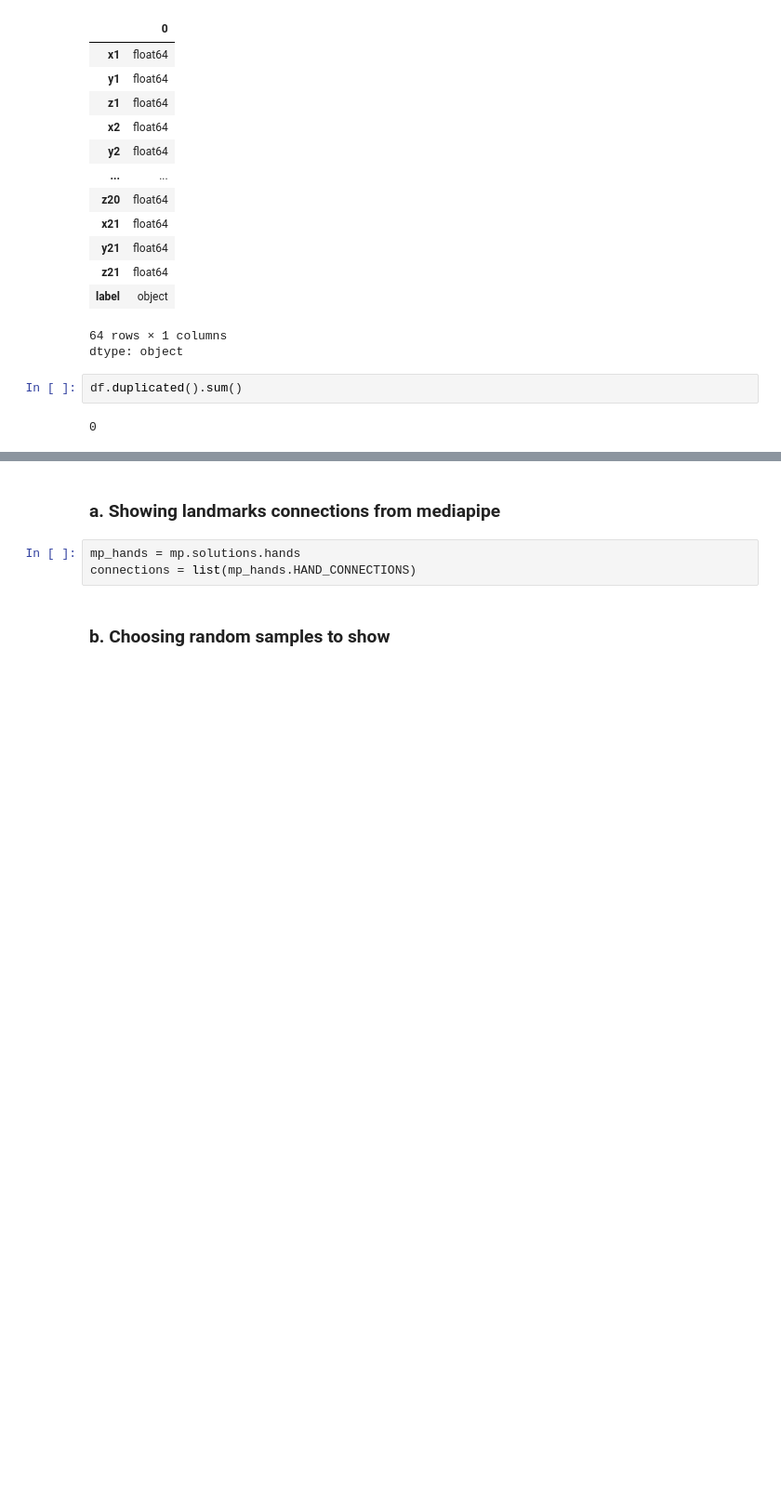
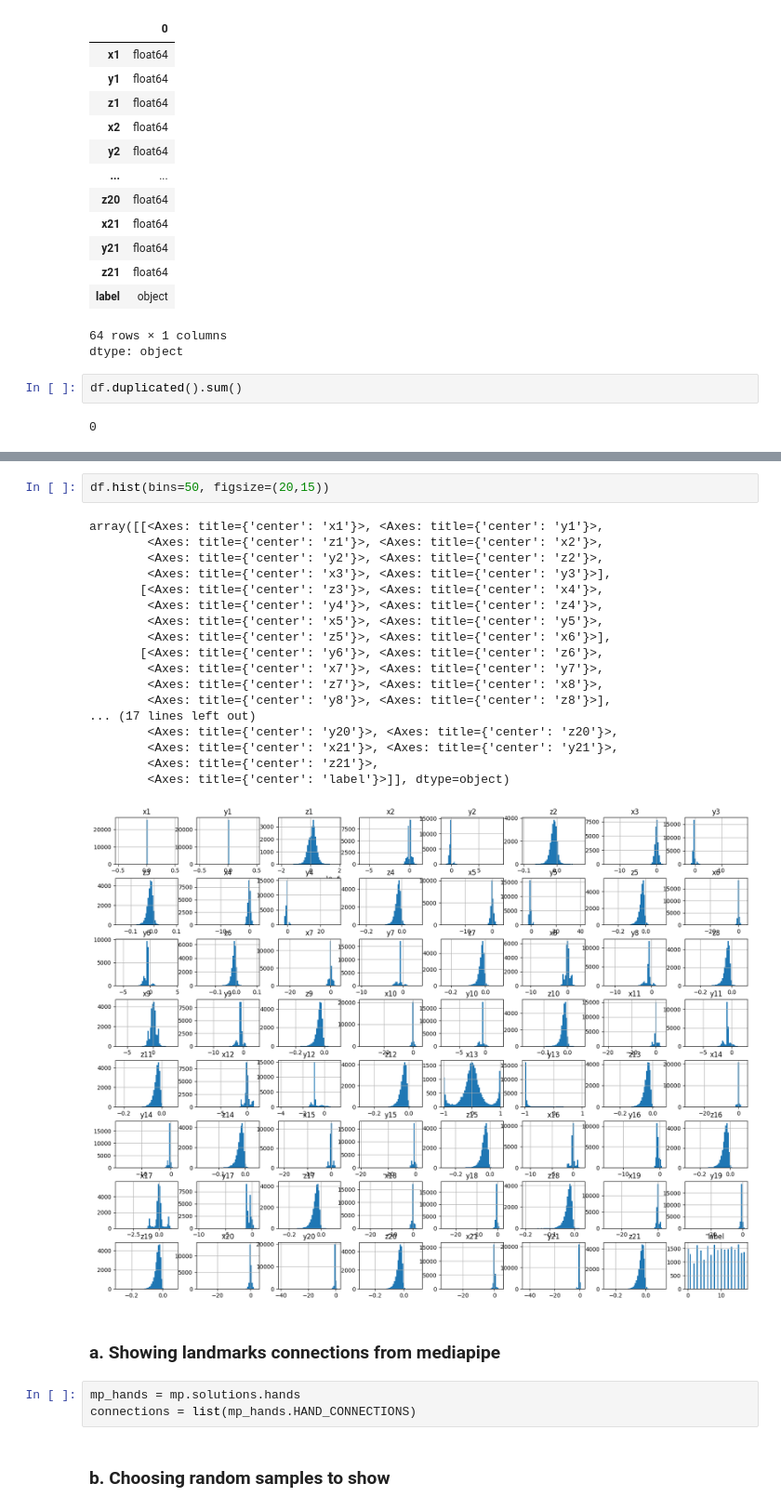
Before and after one commit to alaa-alt/ML1_FinalProject, a Jupyter notebook: ML1_Final_Project_Alaa_Abdelmonsef_Elkaffas.ipynb, the cells around one changed output, grey strips where cells are left out. Shown at 93% size. Saved outputs shown, nothing was run; the diff lists cells and outputs as text; blank space fills up the shorter version.

```diff
--- a/ML1_Final_Project_Alaa_Abdelmonsef_Elkaffas.ipynb
+++ b/ML1_Final_Project_Alaa_Abdelmonsef_Elkaffas.ipynb
@@ -87,3 +109,24 @@ df.duplicated().sum()
+# %%
+df.hist(bins=50, figsize=(20,15))
+# %% [output]
+array([[<Axes: title={'center': 'x1'}>, <Axes: title={'center': 'y1'}>,
+        <Axes: title={'center': 'z1'}>, <Axes: title={'center': 'x2'}>,
+        <Axes: title={'center': 'y2'}>, <Axes: title={'center': 'z2'}>,
+        <Axes: title={'center': 'x3'}>, <Axes: title={'center': 'y3'}>],
+       [<Axes: title={'center': 'z3'}>, <Axes: title={'center': 'x4'}>,
+        <Axes: title={'center': 'y4'}>, <Axes: title={'center': 'z4'}>,
+        <Axes: title={'center': 'x5'}>, <Axes: title={'center': 'y5'}>,
+        <Axes: title={'center': 'z5'}>, <Axes: title={'center': 'x6'}>],
+       [<Axes: title={'center': 'y6'}>, <Axes: title={'center': 'z6'}>,
+        <Axes: title={'center': 'x7'}>, <Axes: title={'center': 'y7'}>,
+        <Axes: title={'center': 'z7'}>, <Axes: title={'center': 'x8'}>,
+        <Axes: title={'center': 'y8'}>, <Axes: title={'center': 'z8'}>],
+... (17 lines left out)
+        <Axes: title={'center': 'y20'}>, <Axes: title={'center': 'z20'}>,
+        <Axes: title={'center': 'x21'}>, <Axes: title={'center': 'y21'}>,
+        <Axes: title={'center': 'z21'}>,
+        <Axes: title={'center': 'label'}>]], dtype=object)
+[figure, added]
 # %% [markdown]
 ### a. Showing landmarks connections from mediapipe
 # %%
```
Also changed, not shown: parts of 18 cells of this notebook.
